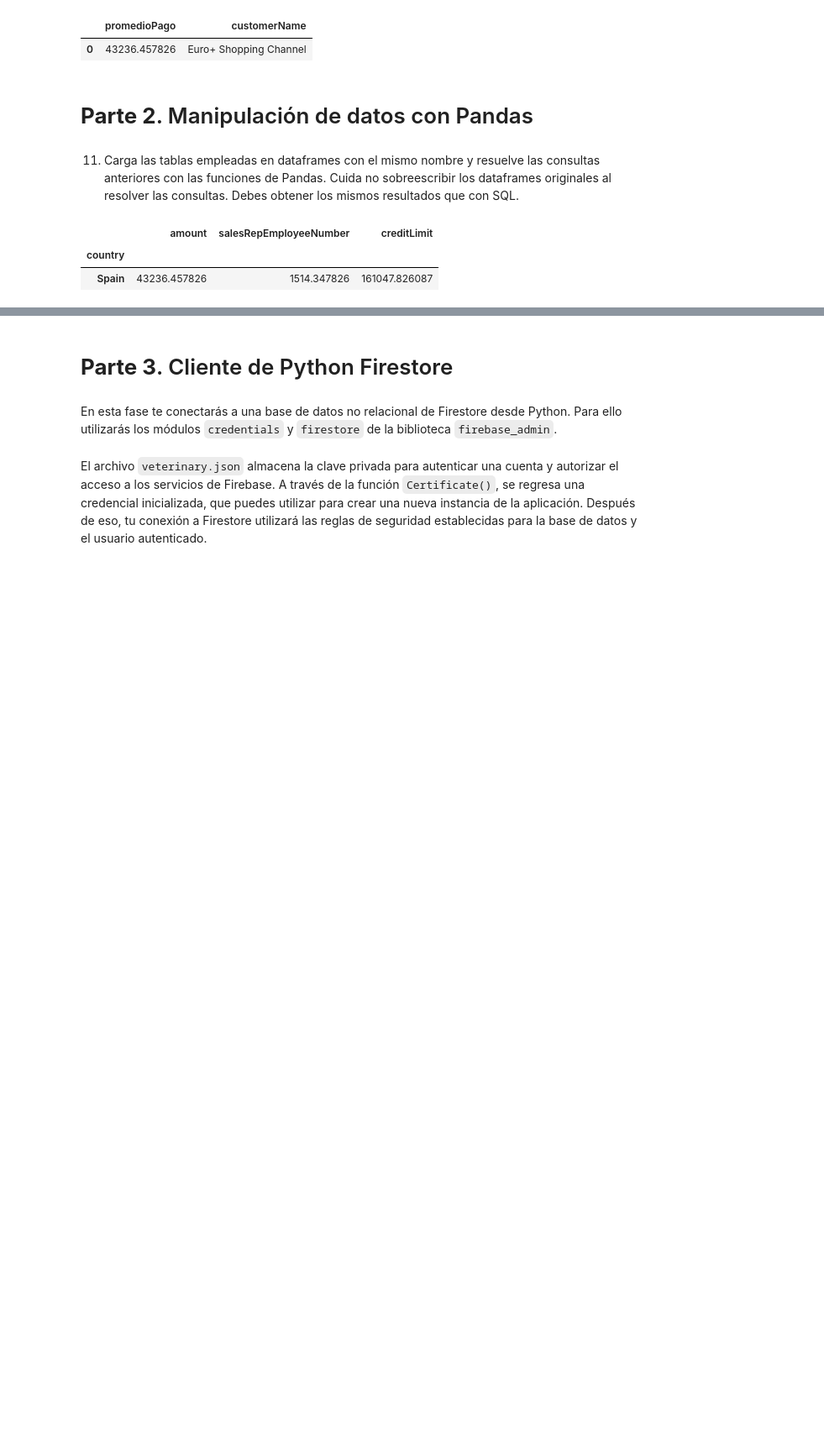
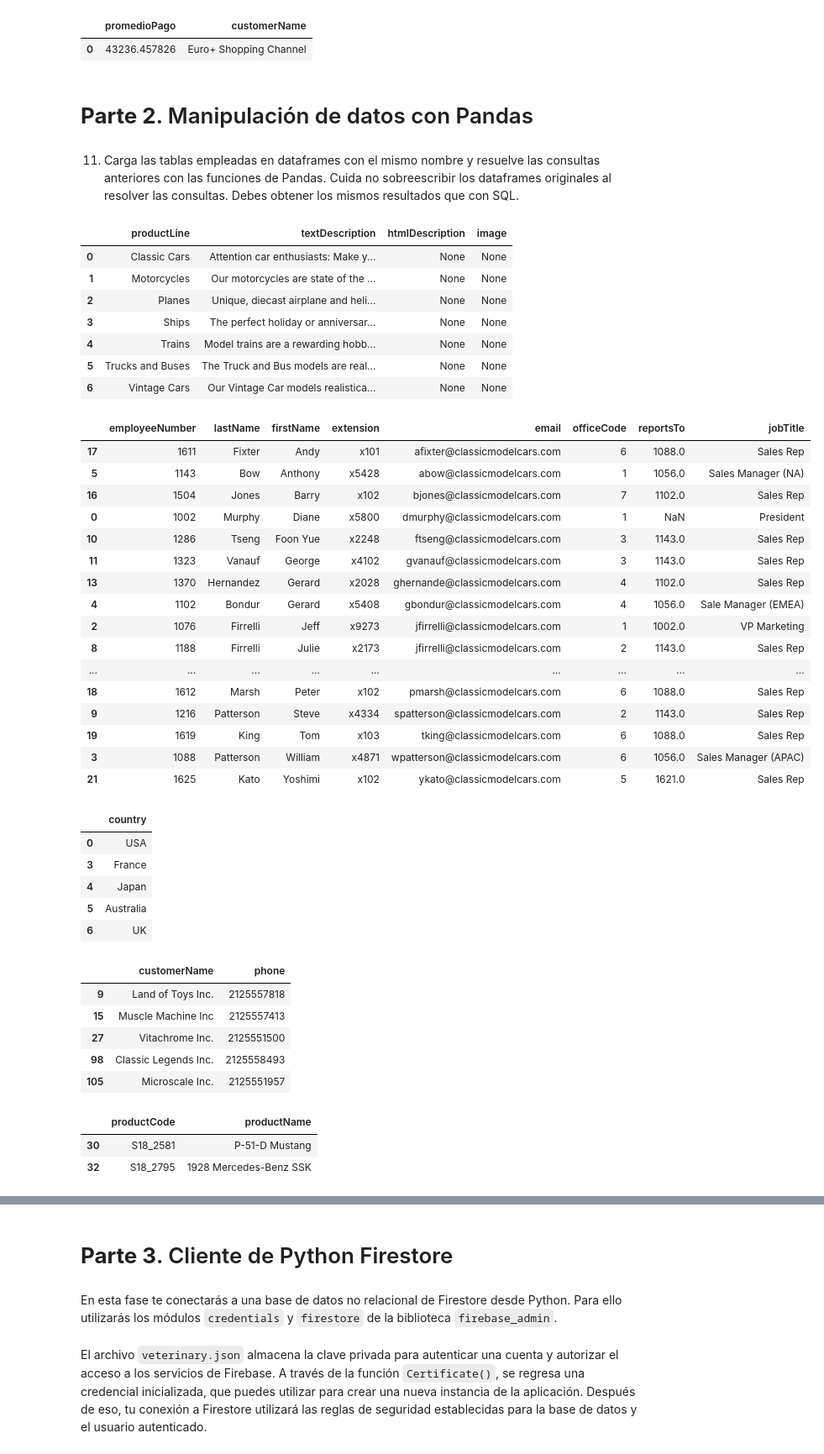
Before and after one commit to hendrixtlan/tareaManipulacionDatos, a Jupyter notebook: Actividad3BDManipulacion.ipynb, the cells around one changed output, grey strips where cells are left out. Shown at 84% size. Saved outputs shown, nothing was run; the diff lists cells and outputs as text; code cells hidden in the pictures; blank space fills up the shorter version.

```diff
--- a/Actividad3BDManipulacion.ipynb
+++ b/Actividad3BDManipulacion.ipynb
@@ -172,22 +186,59 @@ pd.read_sql("Select avg(amount) as promedioPago, customerName from payments,cust
 # %%
 productlines = pd.read_sql("Select * from productlines", db)
 products = pd.read_sql("Select * from products", db)
 orderdetails = pd.read_sql("Select * from orderdetails", db)
 orders = pd.read_sql("Select * from orders", db)
 employees = pd.read_sql("Select * from employees", db)
 customers = pd.read_sql("Select * from customers", db)
 offices = pd.read_sql("Select * from offices", db)
 payments = pd.read_sql("Select * from payments", db)
-productlines
-employees.sort_values(by=['firstName'])
-offices.filter(items=['country']).drop_duplicates()
-customers.filter(items=['customerName','phone']).loc[customers['city']=='NYC']
-products.filter(items=['productCode','productName']).loc[(products['productVendor']=='Gearbox Collectibles') & (products['quantityInStock']<1000)]
-products.sort_values(by=['buyPrice'], ascending=False).head(3)
-products.groupby(['productLine']).size()
-employees.set_index('officeCode').join(offices.set_index('officeCode')).groupby(['country']).size()
-payments.set_index('customerNumber').join(customers.loc[customers['country']=='Spain'].set_index('customerNumber')).groupby(['country']).mean('amount')
+display(productlines)
+display(employees.sort_values(by=['firstName']))
+display(offices.filter(items=['country']).drop_duplicates())
+display(customers.filter(items=['customerName','phone']).loc[customers['city']=='NYC'])
+display(products.filter(items=['productCode','productName']).loc[(products['productVendor']=='Gearbox Collectibles') & (products['quantityInStock']<1000)])
+display(products.sort_values(by=['buyPrice'], ascending=False).head(3))
+display(products.groupby(['productLine']).size())
+display(employees.set_index('officeCode').join(offices.set_index('officeCode')).groupby(['country']).size())
+display(payments.set_index('customerNumber').join(customers.loc[customers['country']=='Spain'].set_index('customerNumber')).groupby(['country']).mean('amount'))
 # %% [output]
-|  | amount | salesRepEmployeeNumber | creditLimit |
-| country |  |  |  |
-| Spain | 43236.457826 | 1514.347826 | 161047.826087 |
+|  | productLine | textDescription | htmlDescription | image |
+| 0 | Classic Cars | Attention car enthusiasts: Make y... | None | None |
+| 1 | Motorcycles | Our motorcycles are state of the ... | None | None |
+| 2 | Planes | Unique, diecast airplane and heli... | None | None |
+| 3 | Ships | The perfect holiday or anniversar... | None | None |
+| 4 | Trains | Model trains are a rewarding hobb... | None | None |
+| 5 | Trucks and Buses | The Truck and Bus models are real... | None | None |
+| 6 | Vintage Cars | Our Vintage Car models realistica... | None | None |
+|  | employeeNumber | lastName | firstName | extension | email | officeCode | reportsTo | jobTitle |
+| 17 | 1611 | Fixter | Andy | x101 | afixter@classicmodelcars.com | 6 | 1088.0 | Sales Rep |
+| 5 | 1143 | Bow | Anthony | x5428 | abow@classicmodelcars.com | 1 | 1056.0 | Sales Manager (NA) |
+| 16 | 1504 | Jones | Barry | x102 | bjones@classicmodelcars.com | 7 | 1102.0 | Sales Rep |
+| 0 | 1002 | Murphy | Diane | x5800 | dmurphy@classicmodelcars.com | 1 | NaN | President |
+| 10 | 1286 | Tseng | Foon Yue | x2248 | ftseng@classicmodelcars.com | 3 | 1143.0 | Sales Rep |
+| 11 | 1323 | Vanauf | George | x4102 | gvanauf@classicmodelcars.com | 3 | 1143.0 | Sales Rep |
+| 13 | 1370 | Hernandez | Gerard | x2028 | ghernande@classicmodelcars.com | 4 | 1102.0 | Sales Rep |
+| 4 | 1102 | Bondur | Gerard | x5408 | gbondur@classicmodelcars.com | 4 | 1056.0 | Sale Manager (EMEA) |
+| 2 | 1076 | Firrelli | Jeff | x9273 | jfirrelli@classicmodelcars.com | 1 | 1002.0 | VP Marketing |
+| 8 | 1188 | Firrelli | Julie | x2173 | jfirrelli@classicmodelcars.com | 2 | 1143.0 | Sales Rep |
+| ... | ... | ... | ... | ... | ... | ... | ... | ... |
+| 18 | 1612 | Marsh | Peter | x102 | pmarsh@classicmodelcars.com | 6 | 1088.0 | Sales Rep |
+| 9 | 1216 | Patterson | Steve | x4334 | spatterson@classicmodelcars.com | 2 | 1143.0 | Sales Rep |
+| 19 | 1619 | King | Tom | x103 | tking@classicmodelcars.com | 6 | 1088.0 | Sales Rep |
+| 3 | 1088 | Patterson | William | x4871 | wpatterson@classicmodelcars.com | 6 | 1056.0 | Sales Manager (APAC) |
+| 21 | 1625 | Kato | Yoshimi | x102 | ykato@classicmodelcars.com | 5 | 1621.0 | Sales Rep |
+|  | country |
+| 0 | USA |
+| 3 | France |
+| 4 | Japan |
+| 5 | Australia |
+| 6 | UK |
+|  | customerName | phone |
+| 9 | Land of Toys Inc. | 2125557818 |
+| 15 | Muscle Machine Inc | 2125557413 |
+| 27 | Vitachrome Inc. | 2125551500 |
+| 98 | Classic Legends Inc. | 2125558493 |
+| 105 | Microscale Inc. | 2125551957 |
+|  | productCode | productName |
+| 30 | S18_2581 | P-51-D Mustang |
+| 32 | S18_2795 | 1928 Mercedes-Benz SSK |
```
Also changed, not shown: parts of 5 cells of this notebook.
